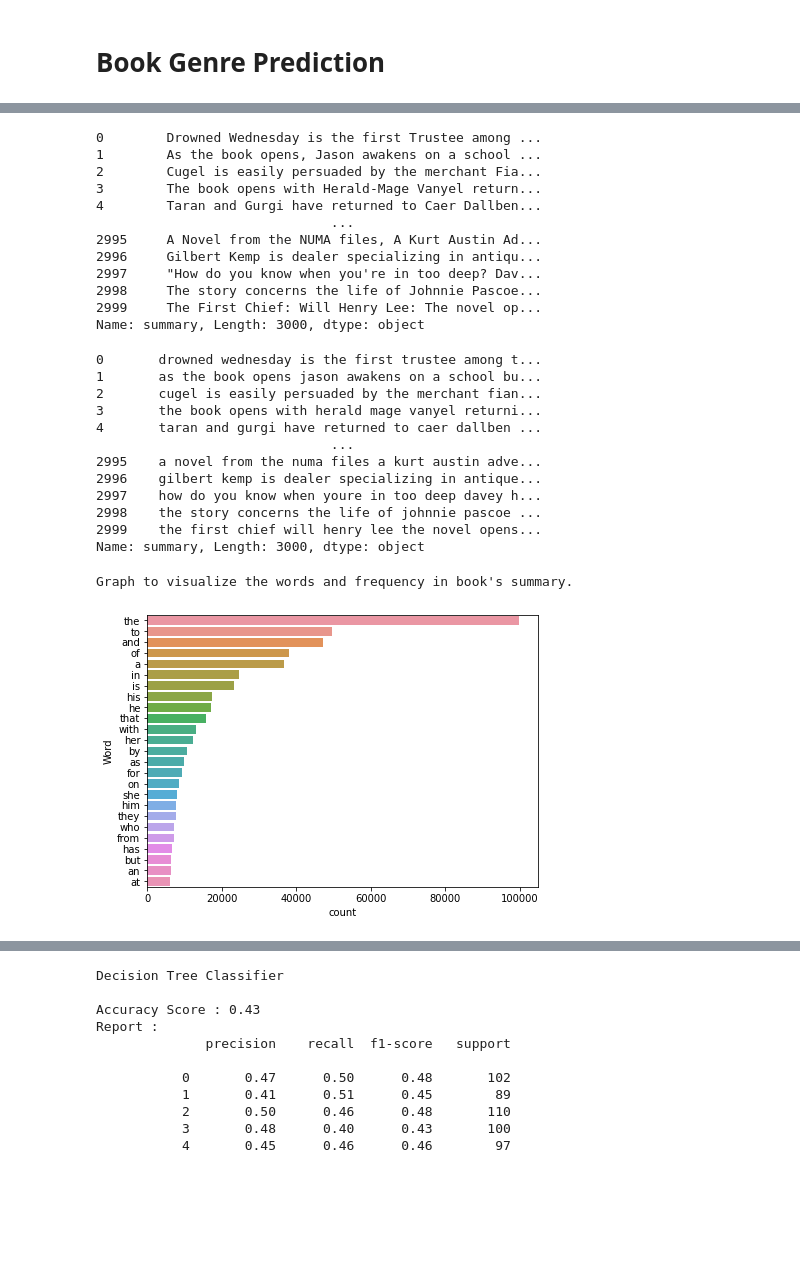
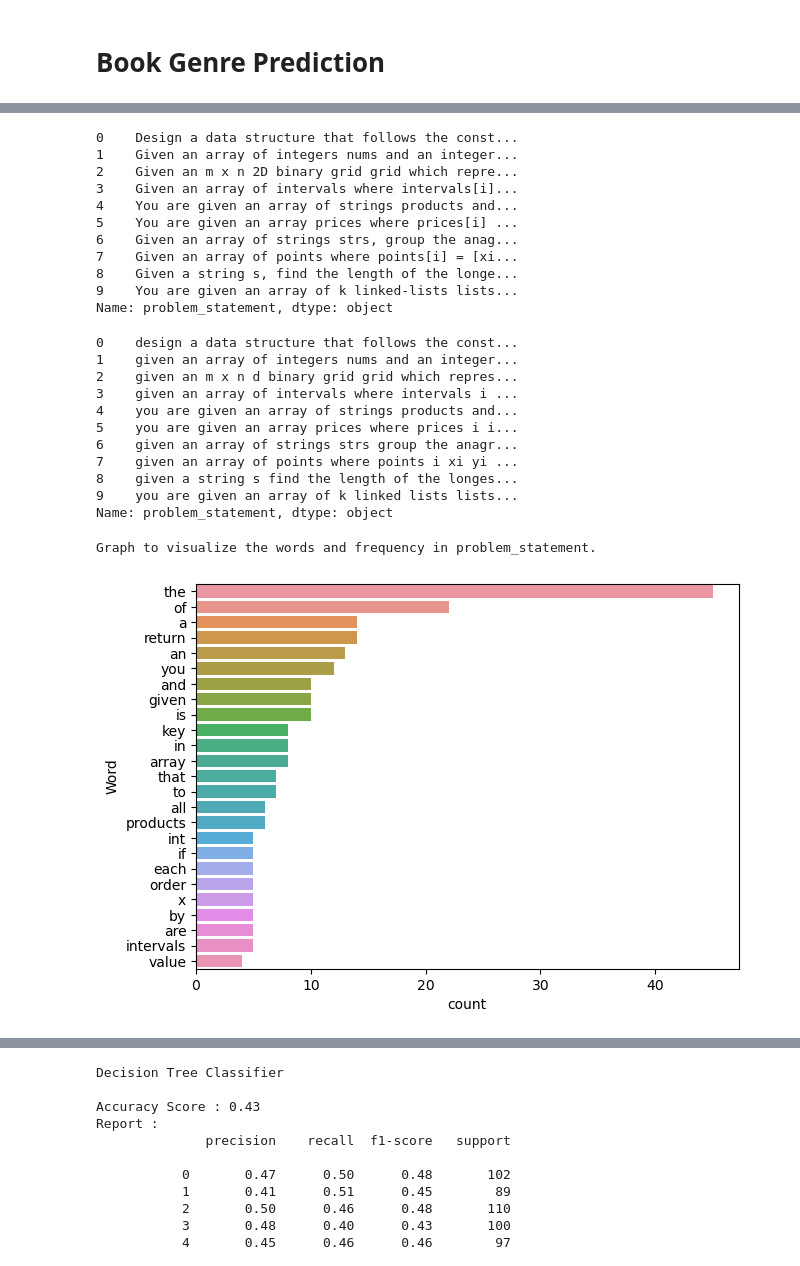
Before and after one commit to prabudhall/placement_analysis, a Jupyter notebook: supervised.ipynb, the cells around one changed output, grey strips where cells are left out. Drawn from its saved outputs; the diff is of its cells as text; code cells hidden in the pictures; blank space fills up the shorter version.

```diff
--- a/supervised.ipynb
+++ b/supervised.ipynb
@@ -22,10 +22,10 @@ from sklearn.ensemble import GradientBoostingClassifier
 # %%
 #Using the pandas framework a dataset is created using the "BooksDataSet.csv" file.
 
-books=pd.read_csv('./coding/with_ques/Amazon.csv')
+books=pd.read_csv('./coding/with_ques/AAA.csv')
 
 #We only keep the 4 neccessary columns that we will be need.
-books=pd.DataFrame(books,columns=['problem_statement','title','num_occur'])
+books=pd.DataFrame(books,columns=['problem_statement','title','tags','num_occur'])
 # %%
 books.head()
 # %% [output]
@@ -68,18 +70,17 @@ books.groupby('genre').count()
 # %%
-books['summary']
+books['problem_statement']
 # %% [output]
-0        Drowned Wednesday is the first Trustee among ...
-1        As the book opens, Jason awakens on a school ...
-2        Cugel is easily persuaded by the merchant Fia...
-3        The book opens with Herald-Mage Vanyel return...
-4        Taran and Gurgi have returned to Caer Dallben...
-                              ...
-2995     A Novel from the NUMA files, A Kurt Austin Ad...
-2996     Gilbert Kemp is dealer specializing in antiqu...
-2997     "How do you know when you're in too deep? Dav...
-2998     The story concerns the life of Johnnie Pascoe...
-2999     The First Chief: Will Henry Lee: The novel op...
-Name: summary, Length: 3000, dtype: object
+0    Design a data structure that follows the const...
+1    Given an array of integers nums and an integer...
+2    Given an m x n 2D binary grid grid which repre...
+3    Given an array of intervals where intervals[i]...
+4    You are given an array of strings products and...
+5    You are given an array prices where prices[i] ...
+6    Given an array of strings strs, group the anag...
+7    Given an array of points where points[i] = [xi...
+8    Given a string s, find the length of the longe...
+9    You are given an array of k linked-lists lists...
+Name: problem_statement, dtype: object
 # %%
 # function for text cleaning
 
@@ -95,48 +96,47 @@ def clean(text):
 
     return text
 
-books.loc[:,'summary']=books.loc[:,'summary'].apply(lambda x: clean(x))
+books.loc[:,'problem_statement']=books.loc[:,'problem_statement'].apply(lambda x: clean(x))
 # %%
 #Displaying "summary" after text-cleaning.
-books['summary']
+books['problem_statement']
 # %% [output]
-0       drowned wednesday is the first trustee among t...
-1       as the book opens jason awakens on a school bu...
-2       cugel is easily persuaded by the merchant fian...
-3       the book opens with herald mage vanyel returni...
-4       taran and gurgi have returned to caer dallben ...
-                              ...
-2995    a novel from the numa files a kurt austin adve...
-2996    gilbert kemp is dealer specializing in antique...
-2997    how do you know when youre in too deep davey h...
-2998    the story concerns the life of johnnie pascoe ...
-2999    the first chief will henry lee the novel opens...
-Name: summary, Length: 3000, dtype: object
+0    design a data structure that follows the const...
+1    given an array of integers nums and an integer...
+2    given an m x n d binary grid grid which repres...
+3    given an array of intervals where intervals i ...
+4    you are given an array of strings products and...
+5    you are given an array prices where prices i i...
+6    given an array of strings strs group the anagr...
+7    given an array of points where points i xi yi ...
+8    given a string s find the length of the longes...
+9    you are given an array of k linked lists lists...
+Name: problem_statement, dtype: object
 # %%
 #Function to visualize the words and frequency in book's summary.
 
-print("Graph to visualize the words and frequency in book's summary.\n\n")
+print("Graph to visualize the words and frequency in problem_statement.\n\n")
 
 def freqwords(x, terms):
   allwords = ' '.join([text for text in x])
   allwords = allwords.split()
   fdist = nltk.FreqDist(allwords)
   wordsdf = pd.DataFrame({'word':list(fdist.keys()), 'count':list(fdist.values())})
 
 
   d = wordsdf.nlargest(columns="count", n = terms)
 
   # visualize words and frequencies
   plt.figure(figsize=(7,5))
   ax = sns.barplot(data=d, x= "count", y = "word")
   ax.set(ylabel = 'Word')
   plt.show()
 
 # print 25 most frequent words
-freqwords(books['summary'], 25)
+freqwords(books['problem_statement'], 25)
 # %% [output]
-Graph to visualize the words and frequency in book's summary.
+Graph to visualize the words and frequency in problem_statement.
-[figure, old version]
+[figure, new version]
 # %%
 nltk.download('stopwords')
 
```
Also changed, not shown: parts of 16 cells of this notebook, 7 other files.
